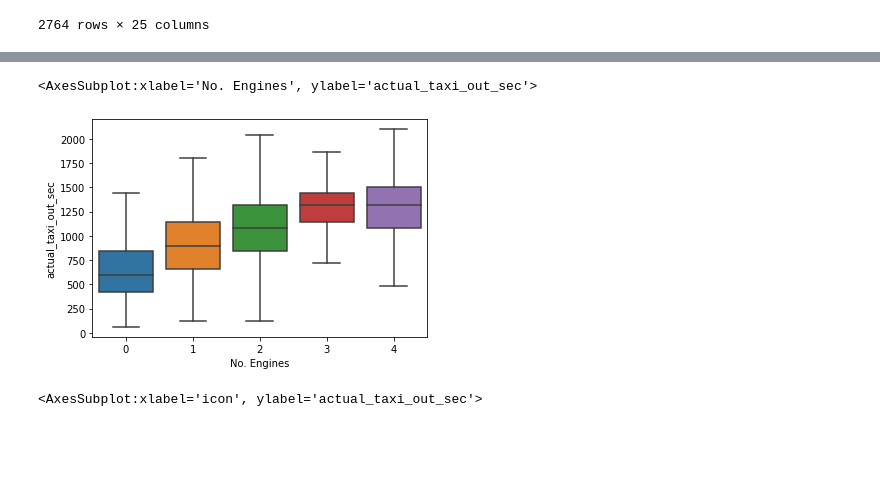
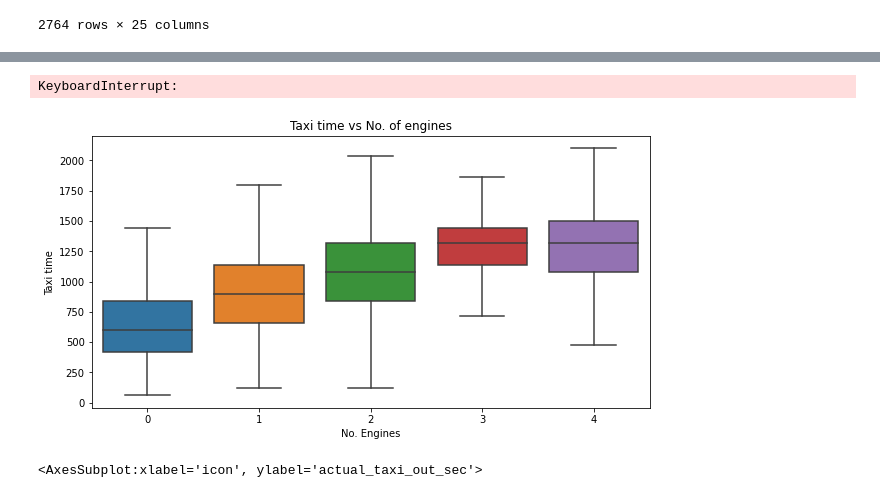
Before and after one commit to damienchambon/Hackathon-Eleven, a Jupyter notebook: data_exploration/Lucas_exploration.ipynb, the cells around one changed output, grey strips where cells are left out. Cells and saved outputs as stored; diff of their text form; code cells hidden in the pictures; blank space fills up the shorter version.

```diff
--- a/data_exploration/Lucas_exploration.ipynb
+++ b/data_exploration/Lucas_exploration.ipynb
@@ -263,28 +254,33 @@ df_
 # %%
 aobt_j = df_apt_time['AOBT']
 atot_j = df_apt_time['ATOT']
+runw_j = df_apt_time['Runway']
 N = []
 Q = []
 iterat = np.vstack((aobt_j, atot_j)).T
 from tqdm import tqdm
 for aobt_i, atot_i in tqdm(iterat):
-
+    moving_aircrafts_rw = (runw_j == runw_j[i])
     moving_aircrafts = np.logical_and(aobt_j < aobt_i, atot_j > aobt_i)
     N_i = np.sum(moving_aircrafts)
     Q_i = np.sum(np.logical_and(moving_aircrafts, atot_j < atot_i))
     N.append(N_i)
     Q.append(Q_i)
+# %% [output]
+KeyboardInterrupt:
 # %%
-df_apt_time['N'] = N
-df_apt_time['Q'] = Q
-df_apt_time.to_pickle('./df_apt_time.pkl')
+
+df_apt_time[['Flight Datetime', 'ATOT', 'N', 'Q' ]].to_pickle('./df_apt_time.pkl')
 # %%
 train_weather = df_apt_time.set_index('Flight Datetime').join(df_w.set_index('Flight Datetime'), on='Flight Datetime', lsuffix='a')
 # %%
+plt.figure(figsize=(10,5))
 sns.boxplot(x="No. Engines", y="actual_taxi_out_sec", data=df_w, showfliers = False)
+plt.title('Taxi time vs No. of engines')
+plt.ylabel('Taxi time')
+plt.show()
 # %% [output]
-<AxesSubplot:xlabel='No. Engines', ylabel='actual_taxi_out_sec'>
-[figure, old version]
+[figure, new version]
 # %%
 sns.boxplot(x="icon", y="actual_taxi_out_sec", data=df_w, showfliers = False)
 # %% [output]
```
Also changed, not shown: parts of 36 cells of this notebook, 2 other files.
